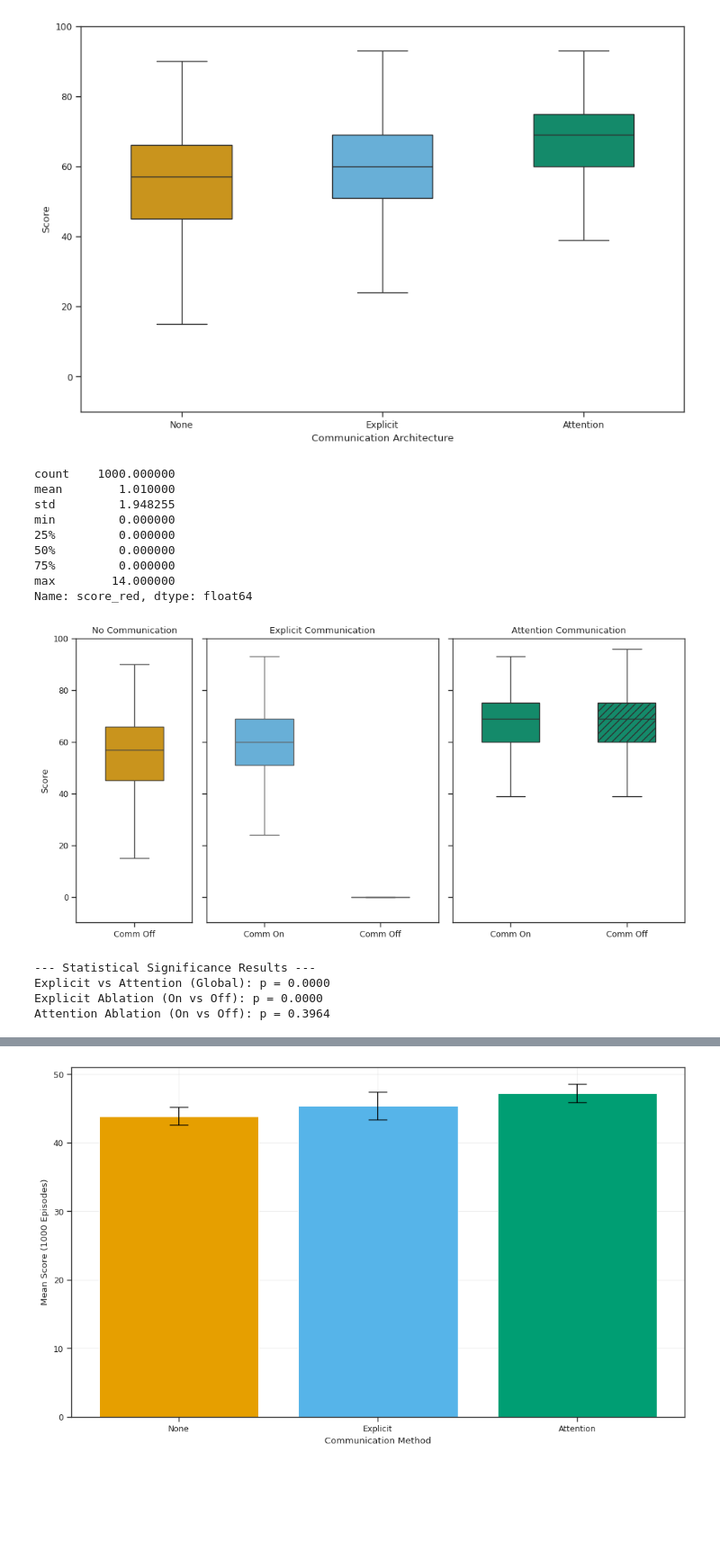
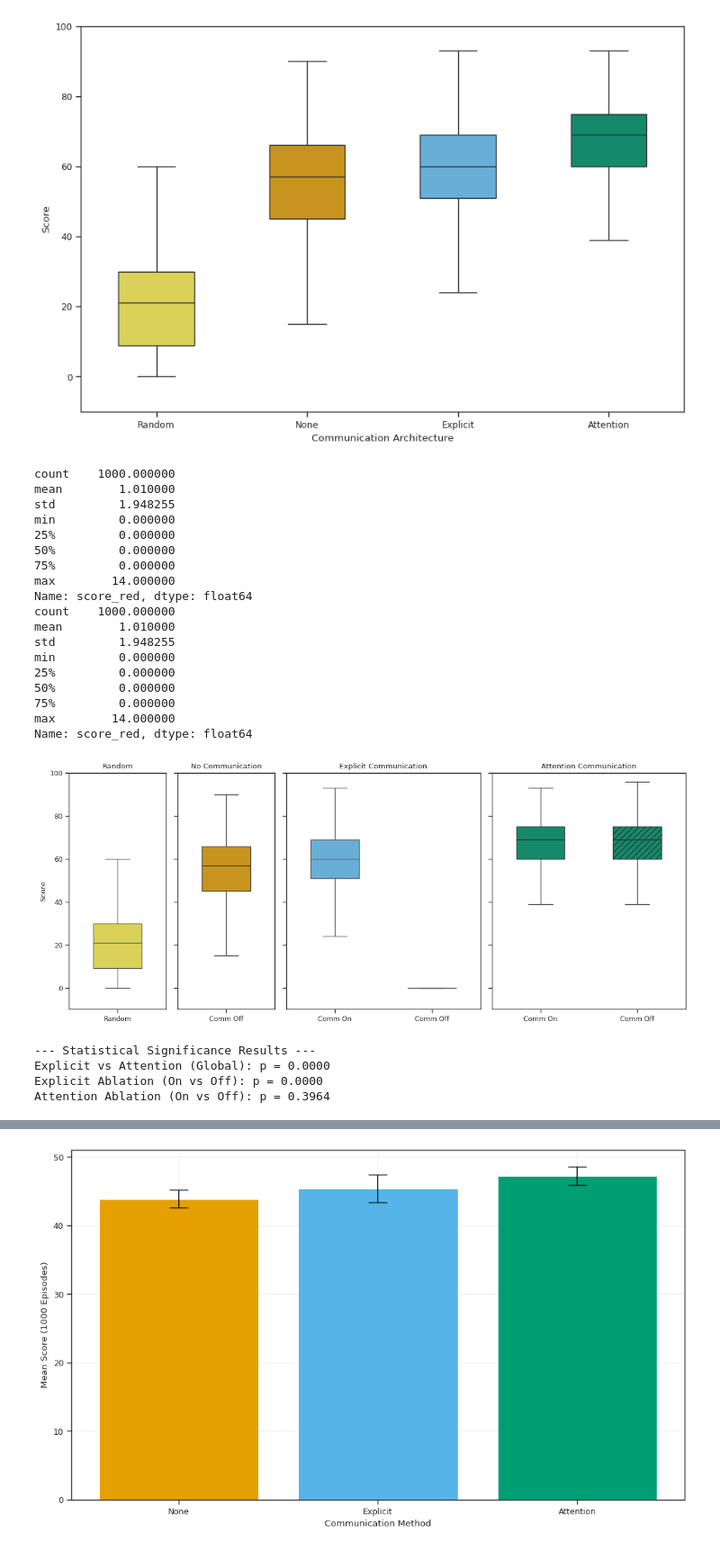
Before and after one commit to msoe-vex/VEX-AI-Reinforcement-Learning, a Jupyter notebook: analysis/analysis.ipynb, the cells around one changed output, grey strips where cells are left out. Shown at 90% size. Cells and saved outputs as stored; diff of their text form; code cells hidden in the pictures; blank space fills up the shorter version.

Commit message:
Updated analysis with random baseline

```diff
--- a/analysis/analysis.ipynb
+++ b/analysis/analysis.ipynb
@@ -15,6 +15,7 @@ copy_copy = pd.read_csv('copy_copy_1_0.csv')['score_red']
 copy_none = pd.read_csv('copy_none_1_0.csv')['score_red']
 attn_attn = pd.read_csv('attention_attention_1_0.csv')['score_red']
 attn_none = pd.read_csv('attention_none_1_0.csv')['score_red']
+random_random = pd.read_csv('random_1_0.csv')['score_red']
 
 # --- FIGURE 1: GLOBAL COMPARISON ---
 fig, ax = plt.subplots(figsize=(6, 6))
@@ -44,8 +45,8 @@ plt.show()
 # --- FIGURE 1: GLOBAL COMPARISON ---
 fig, ax = plt.subplots(figsize=(9, 6))
 global_df = pd.DataFrame({
-    "Architecture": ["None"] * len(none_none) + ["Explicit"] * len(copy_copy) + ["Attention"] * len(attn_attn),
-    "Score": pd.concat([none_none, copy_copy, attn_attn], ignore_index=True)
+    "Architecture": ["Random"] * len(random_random) + ["None"] * len(none_none) + ["Explicit"] * len(copy_copy) + ["Attention"] * len(attn_attn),
+    "Score": pd.concat([random_random, none_none, copy_copy, attn_attn], ignore_index=True)
 })
 
 sns.boxplot(
@@ -55,7 +56,7 @@ sns.boxplot(
     hue="Architecture",
     showfliers=False,
     width=0.5,
-    palette=PALETTE[:3],
+    palette=[PALETTE[3], PALETTE[0], PALETTE[1], PALETTE[2]],
     legend=False,
     ax=ax
 )
@@ -67,10 +68,35 @@ plt.tight_layout()
 plt.show()
 
 # --- FIGURE 2: ABLATION STUDY (NONE NARROW ON THE LEFT) ---
-fig, (ax0, ax1, ax2) = plt.subplots(
-    1, 3, figsize=(10, 5), sharey=True,
-    gridspec_kw={"width_ratios": [0.5, 1.0, 1.0]}
+fig, (ax3, ax0, ax1, ax2) = plt.subplots(
+    1, 4, figsize=(12, 5), sharey=True,
+    gridspec_kw={"width_ratios": [0.5, 0.5, 1.0, 1.0]}
 )
+
+# Random (narrow, left)
+df_random = pd.DataFrame({
+    "Execution": ["Random"] * len(random_random),
+    "Score": random_random.reset_index(drop=True)
+})
+sns.boxplot(
+    data=df_random,
+    x="Execution",
+    y="Score",
+    hue="Execution",
+    order=["Random"],
+    ax=ax3,
+    showfliers=False,
+    width=0.5,
+    dodge=False,
+    palette={"Random": PALETTE[3]},
+    legend=False
+)
+ax3.set_title('Random')
+ax3.set_xlabel('')
+ax3.set_ylabel('Score')
+ax3.set_ylim(-10, 100)
+
+print(copy_none.describe())
 
 # No Communication (narrow, left)
 df_none = pd.DataFrame({
@@ -166,7 +192,7 @@ legend_elements2 = [
 # ax1.legend(handles=legend_elements1, loc='lower left')
 # ax2.legend(handles=legend_elements2, loc='lower left')
 
-for a in (ax0, ax1, ax2):
+for a in (ax0, ax1, ax2, ax3):
     a.set_ylim(-10, 100)
 
 plt.tight_layout()
@@ -216,35 +242,44 @@ sns.boxplot(
     data=df_attn, x="Execution", y="Score", hue="Execution",
     order=["Comm On", "Comm Off"], ax=ax_attn, showfliers=False,
     width=0.5, dodge=False, palette={"Comm On": PALETTE[2], "Comm Off": PALETTE[2]}
 )
 # Remove legend and apply hatching
 if ax_attn.get_legend(): ax_attn.get_legend().remove()
 # Apply hatching to the second box (Comm Off)
 if len(ax_attn.patches) >= 2:
     ax_attn.patches[1].set_hatch('///')
     # ax_attn.patches[1].set_edgecolor('white')
 
 ax_attn.set_title('Attention Communication', fontsize=14)
 ax_attn.set_ylabel('Score')
 ax_attn.set_xlabel('')
 ax_attn.set_ylim(-10, 100)
 plt.tight_layout()
 
 # Display individual plots
 plt.show()
 # %% [output]
 [figure]
-[figure, old version]
+[figure, new version]
 count    1000.000000
 mean        1.010000
 std         1.948255
 min         0.000000
 25%         0.000000
 50%         0.000000
 75%         0.000000
 max        14.000000
 Name: score_red, dtype: float64
+count    1000.000000
+mean        1.010000
+std         1.948255
+min         0.000000
+25%         0.000000
+50%         0.000000
+75%         0.000000
+max        14.000000
+Name: score_red, dtype: float64
-[figure, old version]
+[figure, new version]
 --- Statistical Significance Results ---
 Explicit vs Attention (Global): p = 0.0000
 Explicit Ablation (On vs Off): p = 0.0000
```
Also changed, not shown: parts of 1 cell of this notebook, 1 other file.
